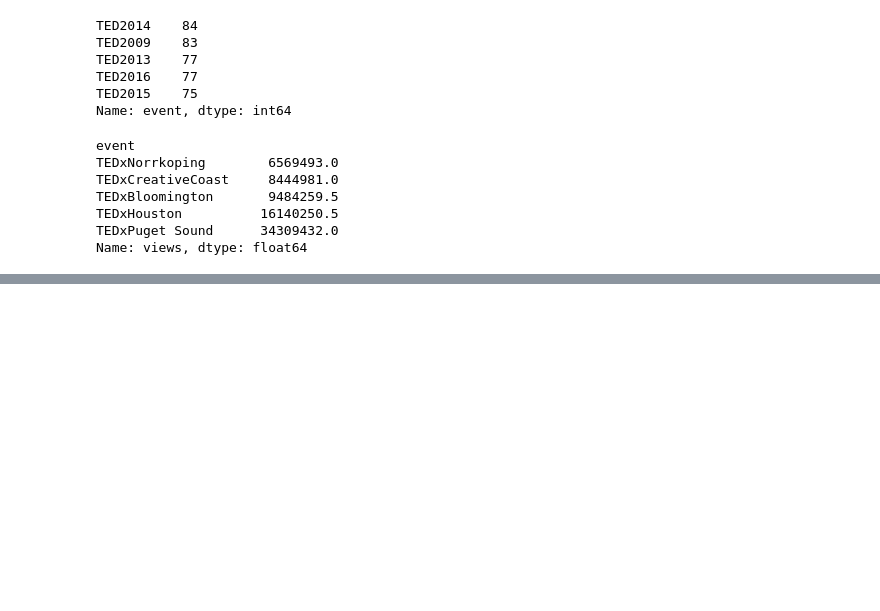
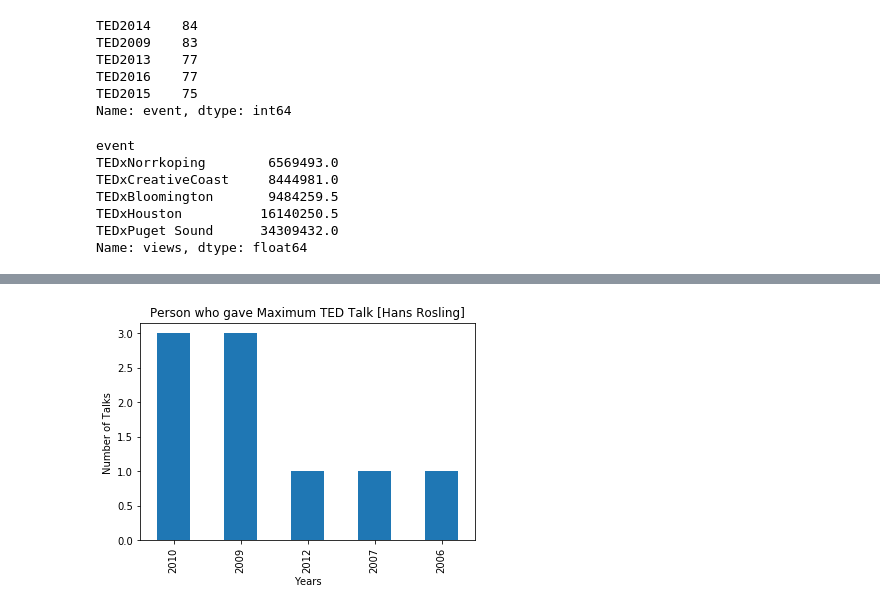
Before and after one commit to soumilshah1995/Data-Analysis-of-TED-Talk-Dataset-using-Python-Pandas-Seaborn, a Jupyter notebook: Ted Talk/Ted Talk Analysis.ipynb, the cells around one changed output, grey strips where cells are left out. Drawn from its saved outputs; the diff is of its cells as text; code cells hidden in the pictures; blank space fills up the shorter version.

```diff
--- a/Ted Talk/Ted Talk Analysis.ipynb
+++ b/Ted Talk/Ted Talk Analysis.ipynb
@@ -250,0 +266,7 @@ Name: views, dtype: float64
+# %%
+plt.title("Person who gave Maximum TED Talk [Hans Rosling]")
+plt.xlabel("Years")
+plt.ylabel('Number of Talks ')
+df11 = df[df["main_speaker"]=="Hans Rosling"]["film_year"].value_counts().plot.bar()
+# %% [output]
+[figure, added]
```
Also changed, not shown: parts of 4 cells of this notebook.
